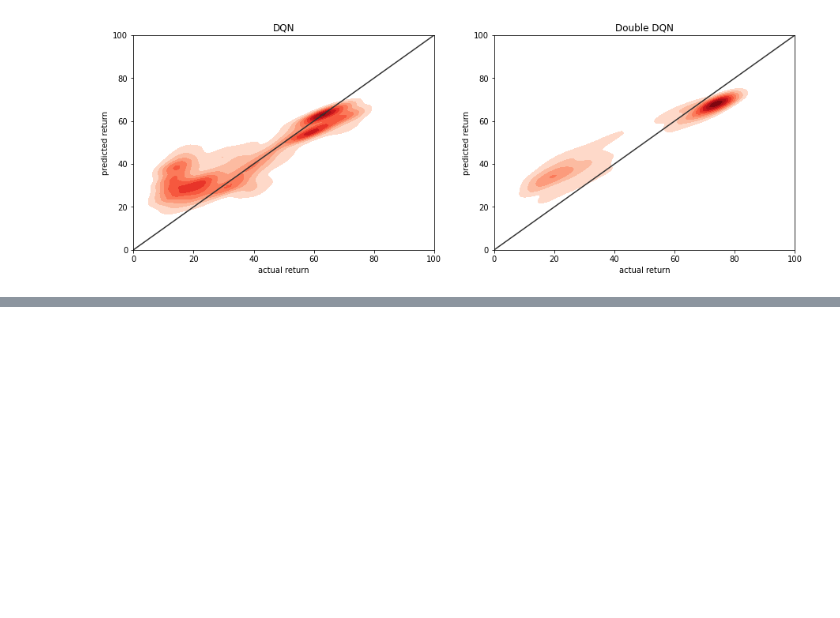
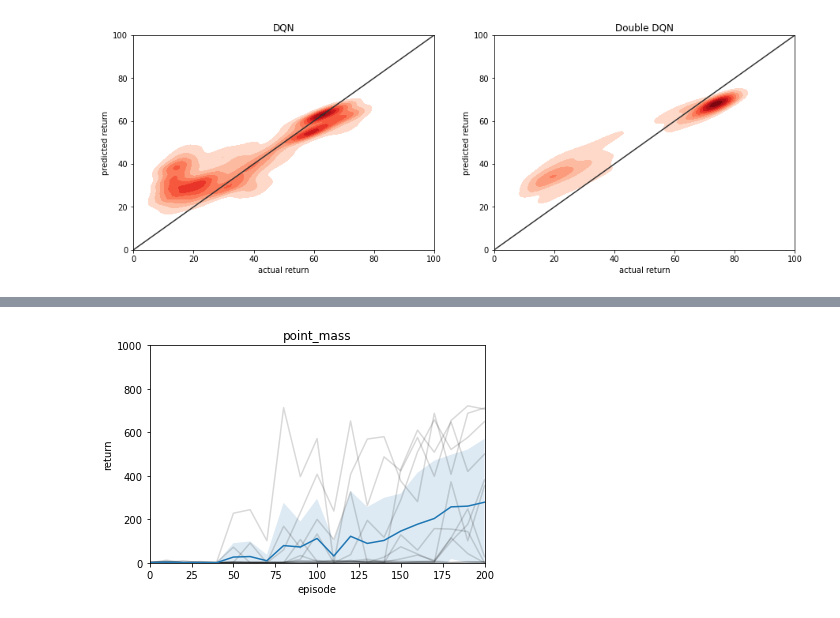
Before and after one commit to richard-warren/rl_sandbox, a Jupyter notebook: dm_control_demo.ipynb, the cells around one changed output, grey strips where cells are left out. Cells and saved outputs as stored; diff of their text form; code cells hidden in the pictures; blank space fills up the shorter version.

```diff
--- a/dm_control_demo.ipynb
+++ b/dm_control_demo.ipynb
@@ -48,7 +48,7 @@ tf.get_logger().setLevel('ERROR')
 train_utils.disable_gpu()
 
 # plot performance over training, averaged across agents
-def plot_performance(x, data):
+def plot_performance(x, data, title=None):
     ax = plt.axes(xlabel='episode', ylabel='return',
                   xlim=(x[0],x[-1]), ylim=(0,1000))
     data = np.array(data)
@@ -60,16 +60,19 @@ def plot_performance(x, data):
         ax.fill_between(x, mean+std, mean-std, alpha=.15)
     else:
         ax.plot(x, data)
+    if title is not None:
+        ax.set_title(title)
 
 # show a rollout for the agent with the best performance at the end of training
-def show_best_agent_rollout(agents_dir, framerate=30, epsilon=.05):
+def show_best_agent_rollout(agents_dir, framerate=30, epsilon=.05, rand_seed=None):
     with open(os.path.join(agents_dir, 'training_data'), 'rb') as file:
         training_data = pickle.load(file)
     best_agent = np.argmax(training_data['avg_returns'][:,-1])
     agent, metadata = train_utils.load_agent(
         os.path.join(agents_dir, 'agent{:03d}'.format(best_agent)))
     env = suite.load(*metadata['domain_and_task'])
-    return plot_utils.show_rollout_jupyter(agent, env, epsilon=epsilon, framerate=framerate)
+    return plot_utils.show_rollout_ipython(
+        agent, env, epsilon=epsilon, framerate=framerate, rand_seed=rand_seed)
 # %% [markdown]
 ## hyperparameters
 
@@ -330,0 +343,7 @@ for i, data, title in zip(range(2), (q_data, dq_data), ('DQN', 'Double DQN')):
+# %%
+episode_num, avg_returns = train_utils.train_agents_parallel(
+    ('point_mass', 'easy'), agent_args, train_args, n_agents=12, n_workers=12,
+    save_dir='dm_control_tests/agents/point_mass')
+plot_performance(episode_num, avg_returns, title='point_mass')
+# %% [output]
+[figure, added]
```
Also changed, not shown: parts of 10 cells of this notebook, 1 other file.
